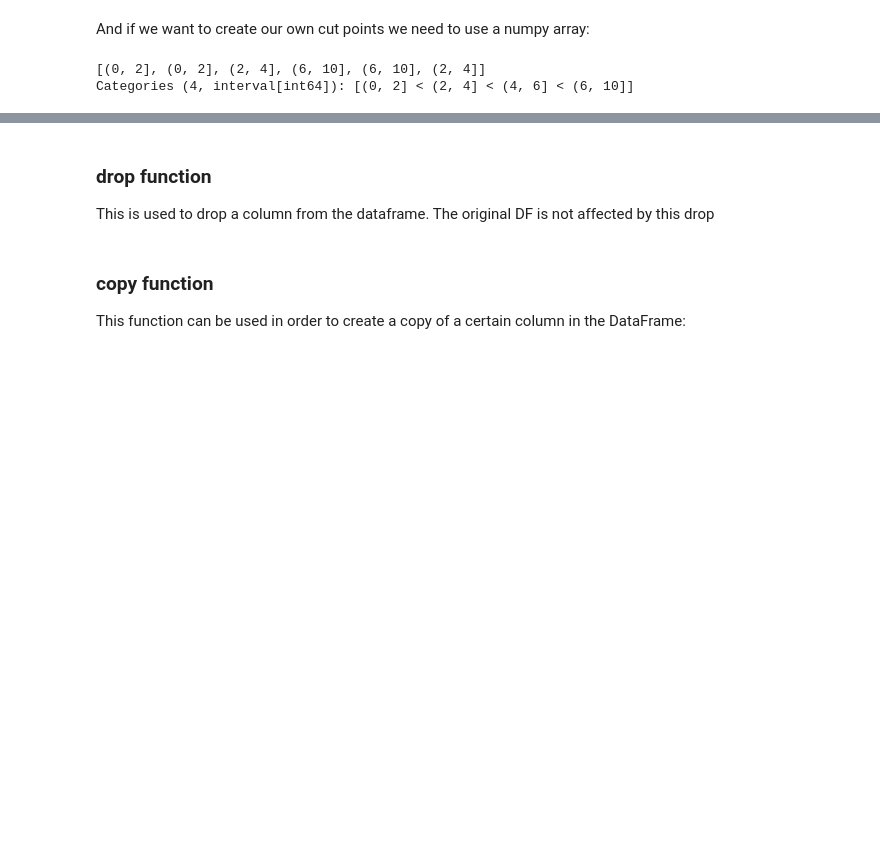
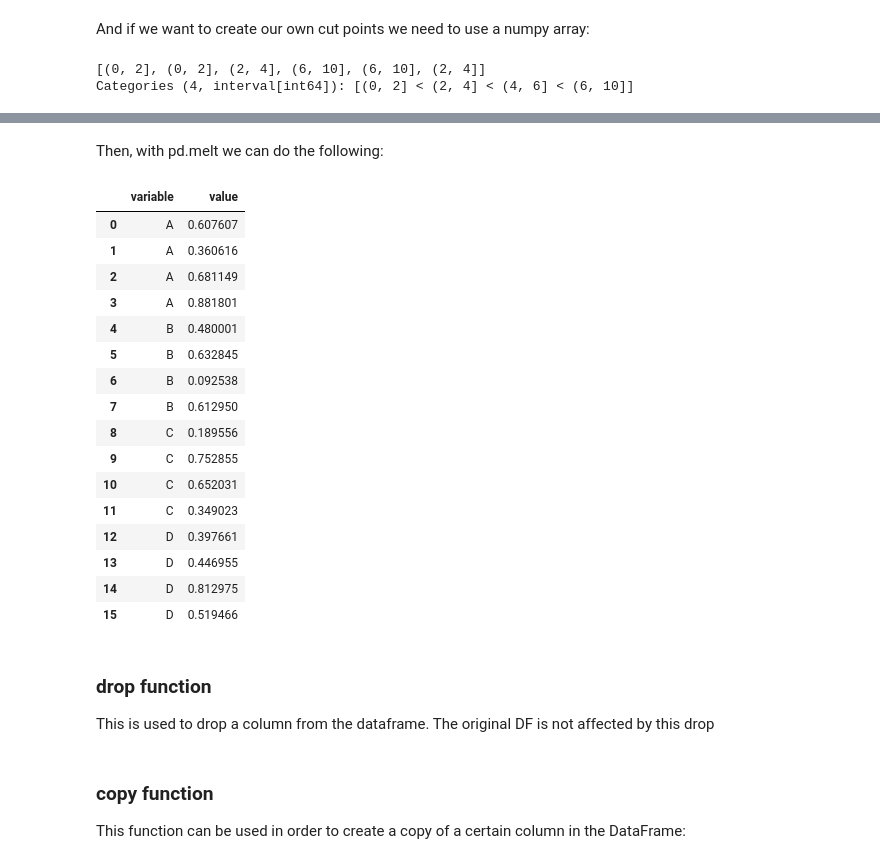
Before and after one commit to elowy01/PYTHON_NOTES, a Jupyter notebook: PANDAS/DATAFRAMES/Dataframe Notes.ipynb, the cells around one changed output, grey strips where cells are left out. Drawn from its saved outputs; the diff is of its cells as text; code cells hidden in the pictures; blank space fills up the shorter version.

```diff
--- a/PANDAS/DATAFRAMES/Dataframe Notes.ipynb
+++ b/PANDAS/DATAFRAMES/Dataframe Notes.ipynb
@@ -463,0 +468,3 @@ Categories (4, interval[int64]): [(0, 2] < (2, 4] < (4, 6] < (6, 10]]
+# %%
+df = pd.DataFrame(data = np.random.random(size=(4,4)), columns = ['A','B','C','D'])
+df.head()
@@ -464,3 +477,25 @@ Categories (4, interval[int64]): [(0, 2] < (2, 4] < (4, 6] < (6, 10]]
+# %% [markdown]
+Then, with pd.melt we can do the following:
+# %%
+pd.melt(df)
+# %% [output]
+|  | variable | value |
+| 0 | A | 0.607607 |
+| 1 | A | 0.360616 |
+| 2 | A | 0.681149 |
+| 3 | A | 0.881801 |
+| 4 | B | 0.480001 |
+| 5 | B | 0.632845 |
+| 6 | B | 0.092538 |
+| 7 | B | 0.612950 |
+| 8 | C | 0.189556 |
+| 9 | C | 0.752855 |
+| 10 | C | 0.652031 |
+| 11 | C | 0.349023 |
+| 12 | D | 0.397661 |
+| 13 | D | 0.446955 |
+| 14 | D | 0.812975 |
+| 15 | D | 0.519466 |
 # %% [markdown]
 ### drop function
 This is used to drop a column from the dataframe. The original DF is not affected by this drop
```
Also changed, not shown: parts of 10 cells of this notebook.
